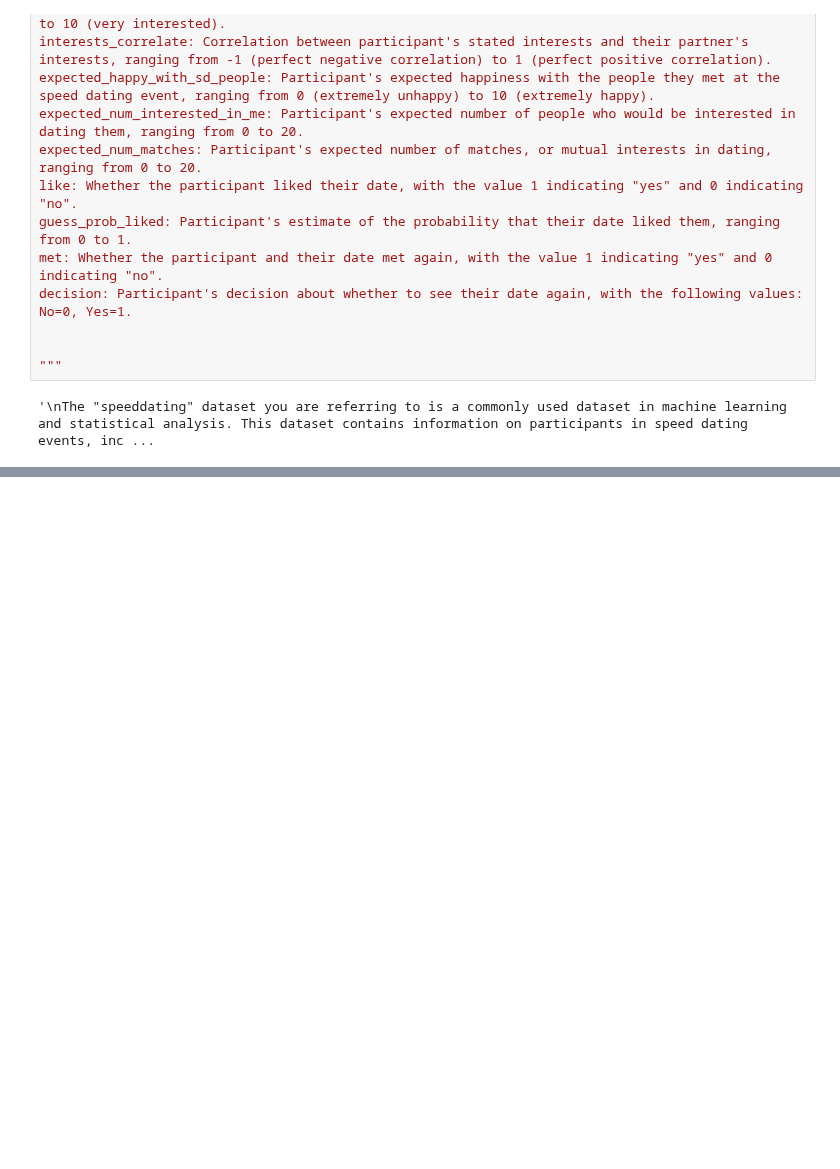
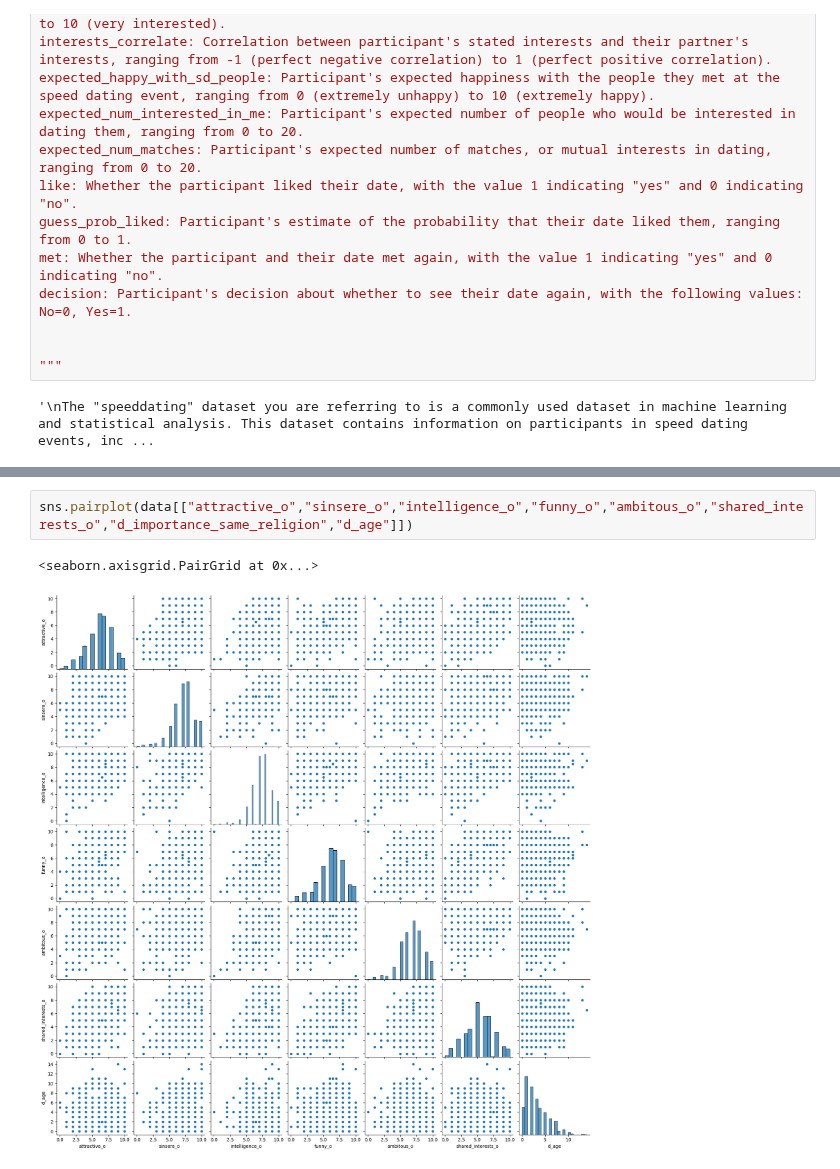
Before and after one commit to afrincon2/Machine_learning, a Jupyter notebook: Clustering/kmeansDating.ipynb, the cells around one changed output, grey strips where cells are left out. Drawn from its saved outputs; the diff is of its cells as text; blank space fills up the shorter version.

```diff
--- a/Clustering/kmeansDating.ipynb
+++ b/Clustering/kmeansDating.ipynb
@@ -136,0 +148,5 @@ plt.scatter(data["intelligence_o"],data["attractive_o"])
+# %%
+sns.pairplot(data[["attractive_o","sinsere_o","intelligence_o","funny_o","ambitous_o","shared_interests_o","d_importance_same_religion","d_age"]])
+# %% [output]
+<seaborn.axisgrid.PairGrid at 0x...>
+[figure, added]
```
Also changed, not shown: parts of 19 cells of this notebook.
